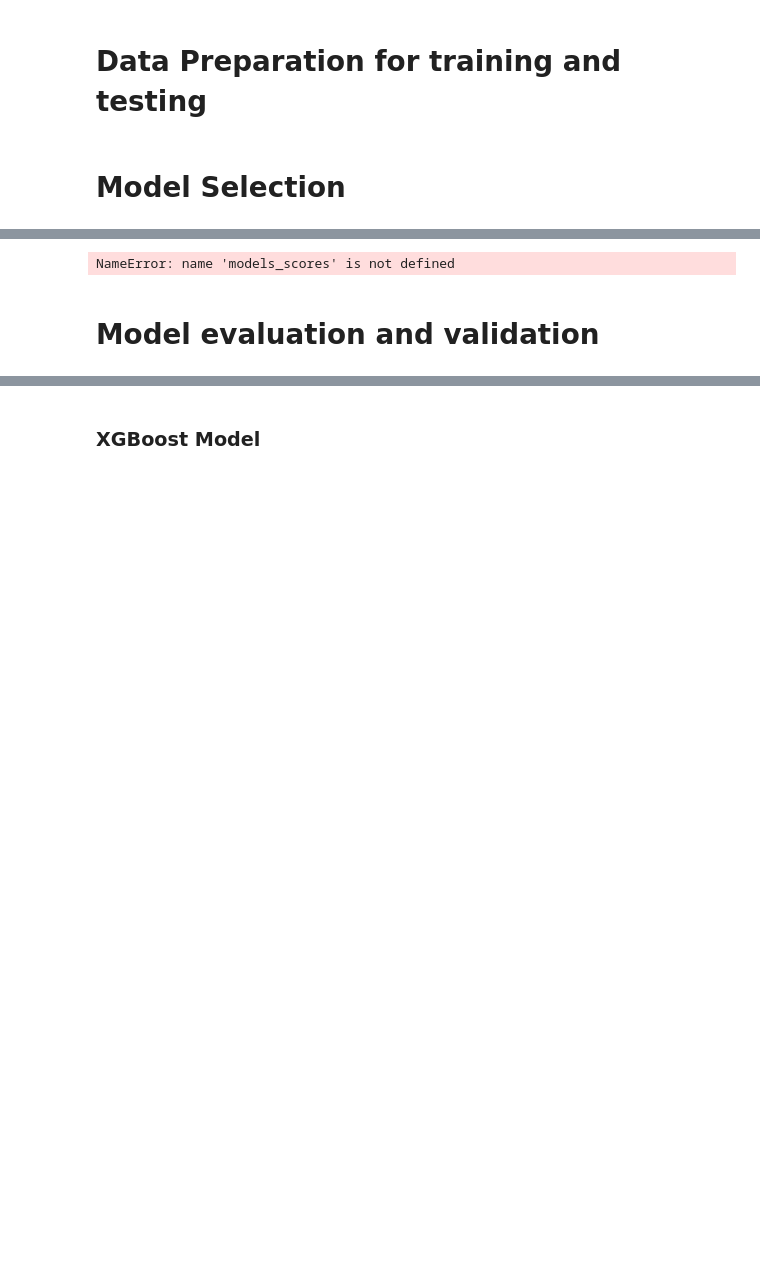
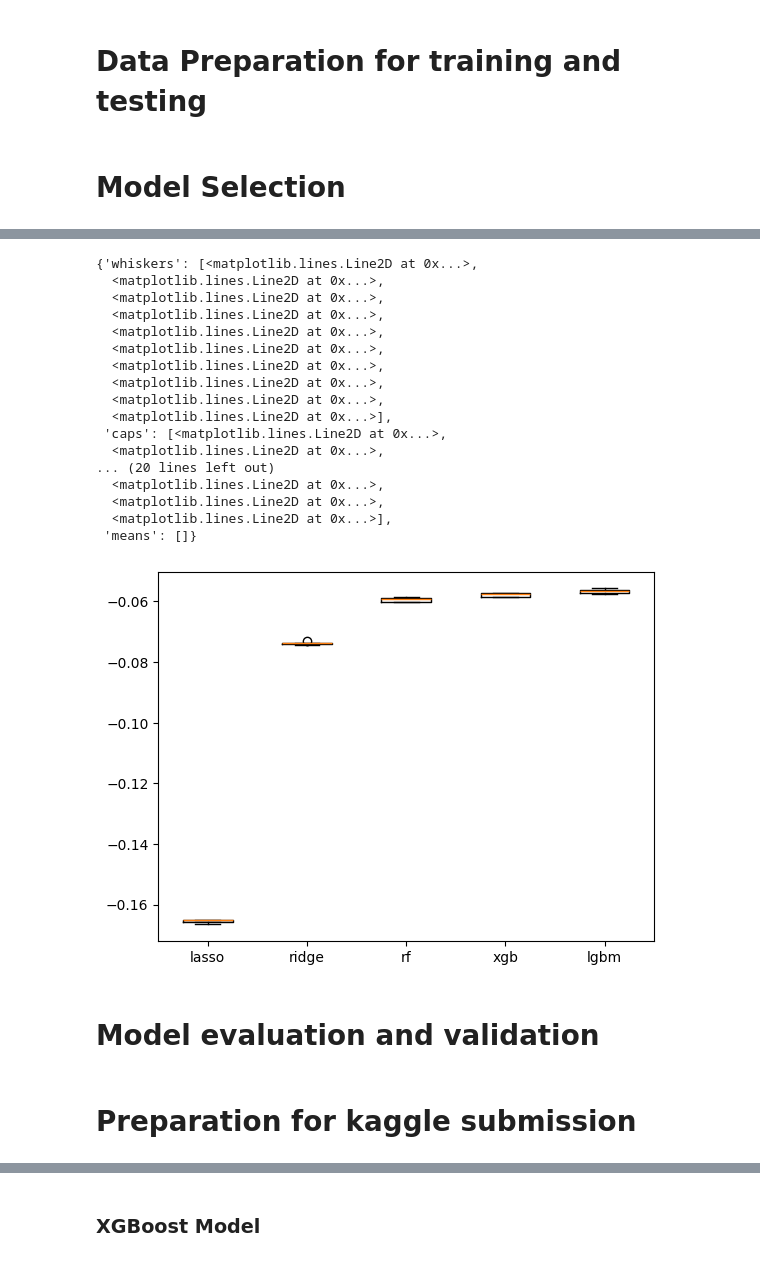
Before and after one commit to JosherenPro/kaggle, a Jupyter notebook: s5e10/playground-series-s5e10.ipynb, the cells around one changed output, grey strips where cells are left out. Saved outputs shown, nothing was run; the diff lists cells and outputs as text; code cells hidden in the pictures; blank space fills up the shorter version.

```diff
--- a/s5e10/playground-series-s5e10.ipynb
+++ b/s5e10/playground-series-s5e10.ipynb
@@ -241,11 +265,11 @@ from sklearn.model_selection import KFold
 
 kf = KFold(n_splits=5, shuffle=True, random_state=92)
 
-def evaluate_model(model):
+def evaluate_model(model, X, y):
     pipeline = build_pipeline(model)
-    scores = cross_val_score(pipeline, X_train, y_train, cv=kf, scoring=scorer, n_jobs=-1)
+    scores = cross_val_score(pipeline, X, y, cv=kf, scoring=scorer, n_jobs=-1)
     print(f"Moyenne type pour {model}: {scores.mean()}")
-    print(f"Ecart type pour {model}: {scores.std()}")
+    print(f"Ecart type pour {model}: {scores.std()}/n")
     return scores
 # %%
 from sklearn.linear_model import Lasso
@@ -265,6 +289,9 @@ rf = RandomForestRegressor()
 xgb = XGBRegressor()
 lgbm = LGBMRegressor()
 # %%
+X_val = X_train[:50_000]
+y_val = y_train[:50_000]
+
 models = {
     "lasso": lasso,
     "ridge": ridge,
@@ -275,6 +302,6 @@ models = {
 models_scores = {}
 
 for model_name, model in models.items():
-    scores = evaluate_model(model)
+    scores = evaluate_model(model, X_val, y_val)
     models_scores[model_name] = scores
 # %% [output]
@@ -285,9 +327,26 @@ Ecart type pour Ridge(alpha=0.5): 0.00013255083057256978
 # %%
 models_scores
 
-plt.boxplot(models_scores.values(), label=models_scores.keys())
+plt.boxplot(models_scores.values(), labels=models_scores.keys())
 # %% [output]
-NameError: name 'models_scores' is not defined
+{'whiskers': [<matplotlib.lines.Line2D at 0x...>,
+  <matplotlib.lines.Line2D at 0x...>,
+  <matplotlib.lines.Line2D at 0x...>,
+  <matplotlib.lines.Line2D at 0x...>,
+  <matplotlib.lines.Line2D at 0x...>,
+  <matplotlib.lines.Line2D at 0x...>,
+  <matplotlib.lines.Line2D at 0x...>,
+  <matplotlib.lines.Line2D at 0x...>,
+  <matplotlib.lines.Line2D at 0x...>,
+  <matplotlib.lines.Line2D at 0x...>],
+ 'caps': [<matplotlib.lines.Line2D at 0x...>,
+  <matplotlib.lines.Line2D at 0x...>,
+... (20 lines left out)
+  <matplotlib.lines.Line2D at 0x...>,
+  <matplotlib.lines.Line2D at 0x...>,
+  <matplotlib.lines.Line2D at 0x...>],
+ 'means': []}
+[figure, added]
 # %% [markdown]
 # Model evaluation and validation
 # %%
@@ -322,6 +381,8 @@ def find_best_params(model, params, cv=5, n_iter=10, X_train=X_train, X_test=X_t
     print("R2 score on test:", r2_score)
 
     return best_model
+# %% [markdown]
+# Preparation for kaggle submission
 # %%
 def predict_for_submit(best_model, test_data=test_data, X=X, y=y):
 
```
Also changed, not shown: parts of 11 cells of this notebook, 4 other files.
